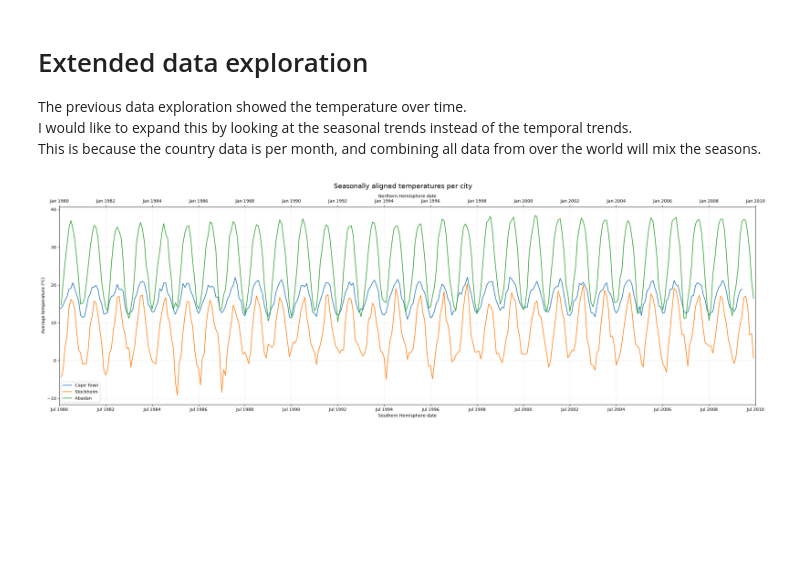
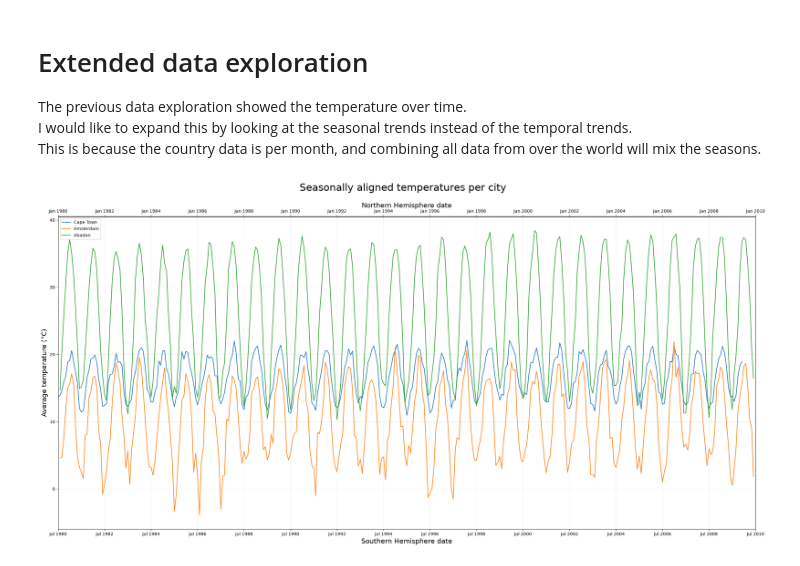
Before and after one commit to TimoWijnen2001/case-climate-watch, a Jupyter notebook: notebooks/10_seasonal_data_exploration.ipynb, the cells around one changed output. Saved outputs shown, nothing was run; the diff lists cells and outputs as text; code cells hidden in the pictures; blank space fills up the shorter version.

Commit message:
Create report of all my findings. Some changes were made in the notebooks to make the visualisations ready for use (Closes #10) (#31)

```diff
--- a/notebooks/10_seasonal_data_exploration.ipynb
+++ b/notebooks/10_seasonal_data_exploration.ipynb
@@ -33,15 +33,15 @@ df_city_sorted = df_city_filter_date.sort_values(["City", "Country", "dt_shifted
 
 cities = [
     "Cape Town",
-    # "Amsterdam",
-    "Stockholm",
+    "Amsterdam",
+    # "Stockholm",
     # "Madrid",
     # "Sydney",
     "Abadan"
     ]
 
 # Temperature per city/global
-fig, ax = plt.subplots(figsize=(24, 8))
+fig, ax = plt.subplots(figsize=(24, 12))
 for city in cities:
     city_data = df_city_sorted[
         df_city_sorted["City"] == city
@@ -54,35 +54,35 @@ for city in cities:
     )
 
 # Southern Hemisphere date formatter
 def southern_date_formatter(x, pos):
     date = pd.Timestamp(mdates.num2date(x))
     original_date = date + pd.DateOffset(months=6)
 
     return original_date.strftime("%b %Y")
 
 # Primary x-axis (Southern Hemisphere)
 ax.set_xlim(pd.Timestamp(min_date), pd.Timestamp(max_date))
 ax.xaxis.set_major_locator(mdates.YearLocator(2))
 ax.xaxis.set_major_formatter(
     FuncFormatter(southern_date_formatter)
 )
-ax.set_xlabel("Southern Hemisphere date")
+ax.set_xlabel("Southern Hemisphere date", fontsize=16)
 
 # Secondary x-axis (Northern Hemisphere)
 ax2 = ax.secondary_xaxis("top")
 ax2.xaxis.set_major_locator(mdates.YearLocator(2))
 ax2.xaxis.set_major_formatter(mdates.DateFormatter("%b %Y"))
-ax2.set_xlabel("Northern Hemisphere date")
+ax2.set_xlabel("Northern Hemisphere date", fontsize=16)
 
 
 # Plot formatting
-ax.set_ylabel("Average temperature (°C)")
+ax.set_ylabel("Average temperature (°C)", fontsize=16)
 ax.legend()
 ax.grid(alpha=0.2)
 
-fig.suptitle("Seasonally aligned temperatures per city", fontsize=16)
+fig.suptitle("Seasonally aligned temperatures per city", fontsize=24, y=1)
 
 plt.tight_layout()
 plt.show()
 # %% [output]
-[figure, old version]
+[figure, new version]
```
Also changed, not shown: 8 other files.
